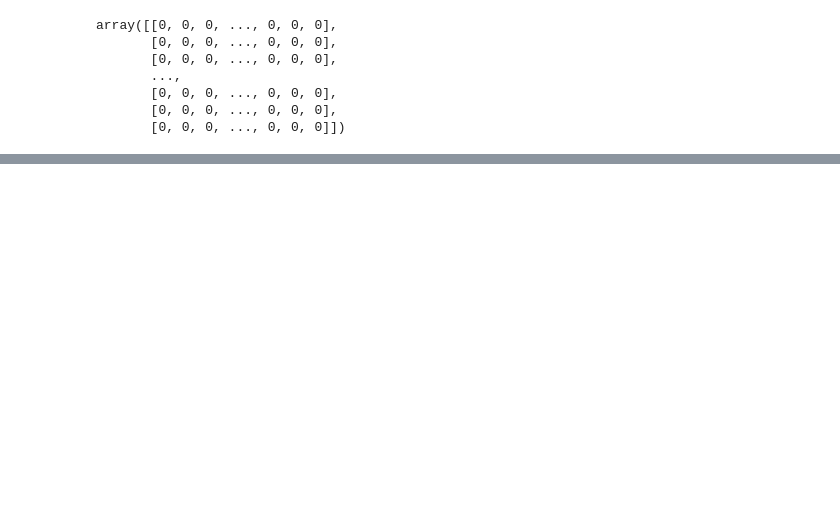
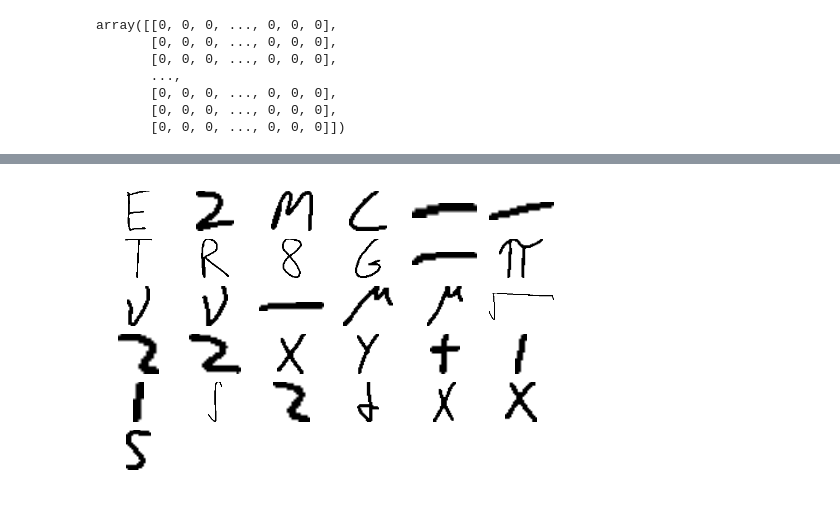
Before and after one commit to adrn/boardtex, a Jupyter notebook: processimage.ipynb, the cells around one changed output, grey strips where cells are left out. Saved outputs shown, nothing was run; the diff lists cells and outputs as text; code cells hidden in the pictures; blank space fills up the shorter version.

```diff
--- a/processimage.ipynb
+++ b/processimage.ipynb
@@ -64,0 +67,13 @@ sp.misc.imsave?
+# %%
+nrows = 6
+ncols = 6
+fig, ax = plt.subplots(nrows=nrows, ncols=ncols, figsize=(8, 5))
+for i in range(nrows):
+    for j in range(ncols):
+        ax[i,j].axis('off')
+for index, region in enumerate(regions):
+    i = index/ncols
+    j = index%ncols
+    ax[i,j].imshow(regions[index]['Image'], cmap=cm.Greys)
+# %% [output]
+[figure, added]
```
Also changed, not shown: parts of 8 cells of this notebook, 1 other file.
